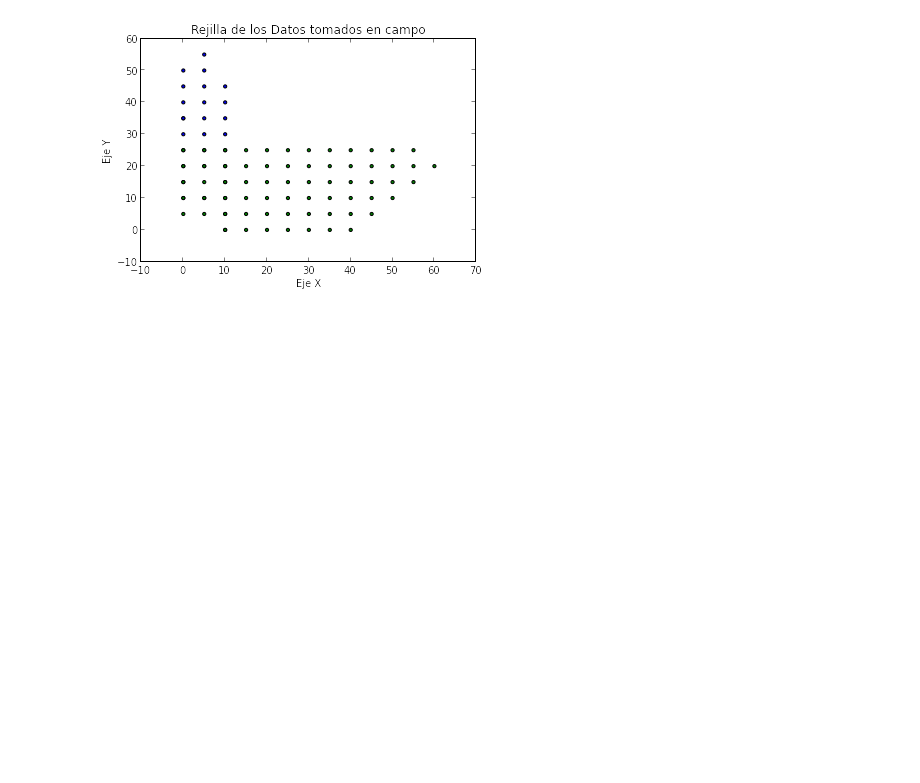
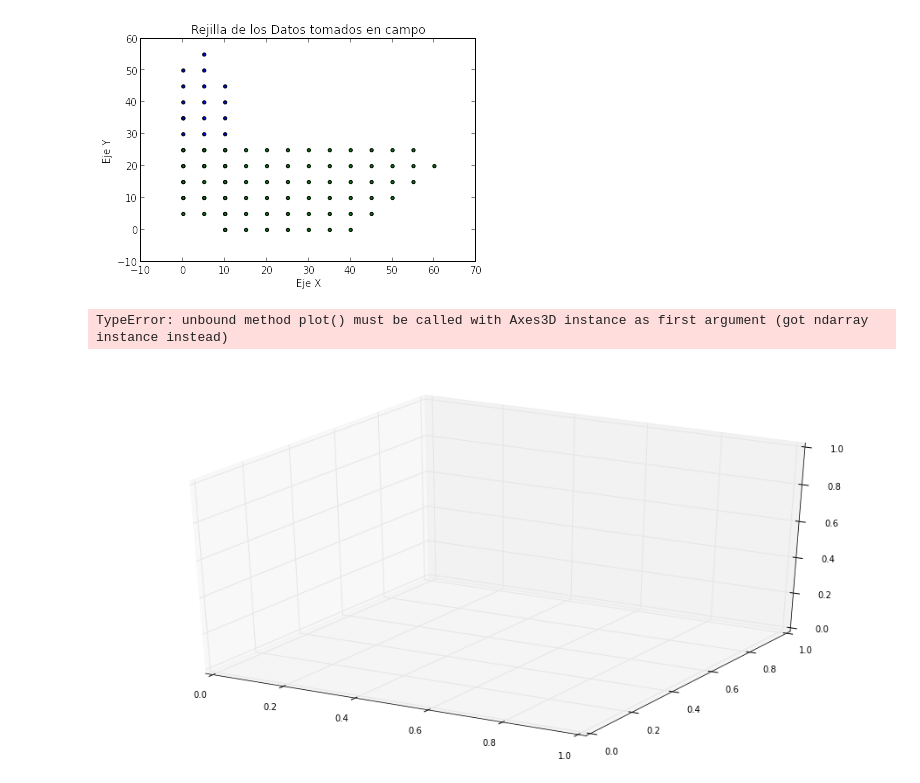
Before and after one commit to LinaPerez/Geophysics, a Jupyter notebook: Magnetometria/EntregaFinal_MagnetometriaCampo.ipynb, the cells around one changed output. Cells and saved outputs as stored; diff of their text form; code cells hidden in the pictures; blank space fills up the shorter version.

```diff
--- a/Magnetometria/EntregaFinal_MagnetometriaCampo.ipynb
+++ b/Magnetometria/EntregaFinal_MagnetometriaCampo.ipynb
@@ -34,3 +35,20 @@ plt.ylabel("Eje Y")
 plt.show()
 # %% [output]
 [figure]
+# %%
+datostodos=loadtxt("DatosCampo/completo_I.txt", usecols = (0,1,2))
+X = datostodos[:,0]
+Y = datostodos[:,1]
+Z = datostodos[:,2]
+# %%
+fig = plt.figure(figsize=(16,8))
+ax = fig.gca(projection='3d')
+p=Axes3D.plot(X,Y,Z, cmap=cm.jet, linewidth=0.2)
+c2 = fig.colorbar(p)
+ax.set_xlabel(r'Eje X', fontsize=20)
+ax.set_ylabel(r'Eje Y', fontsize=20)
+ax.set_zlabel(r'nanoTeslas (nT)', fontsize=20)
+ax.set_title(r'Anomalia magnetica ',fontsize=25)
+# %% [output]
+TypeError: unbound method plot() must be called with Axes3D instance as first argument (got ndarray instance instead)
+[figure, added]
```
Also changed, not shown: parts of 3 cells of this notebook.
